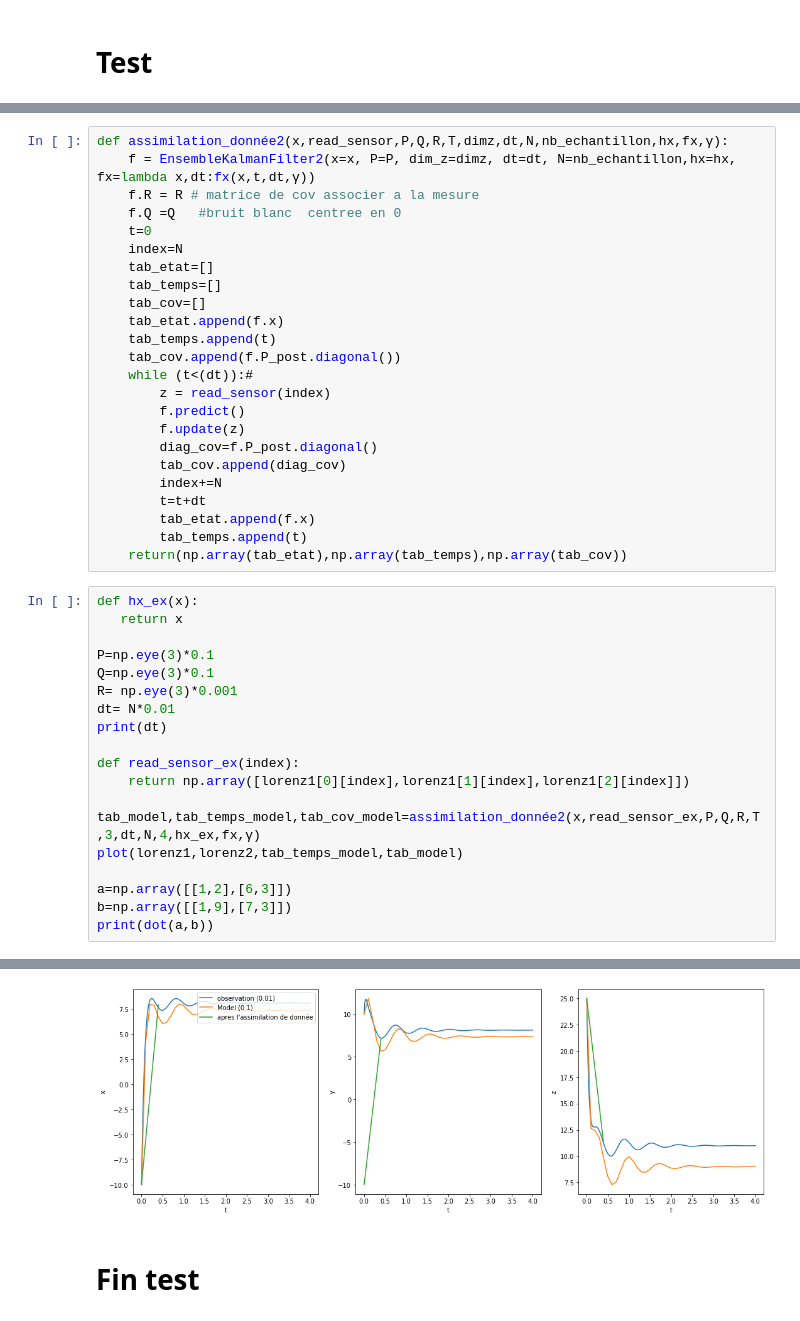
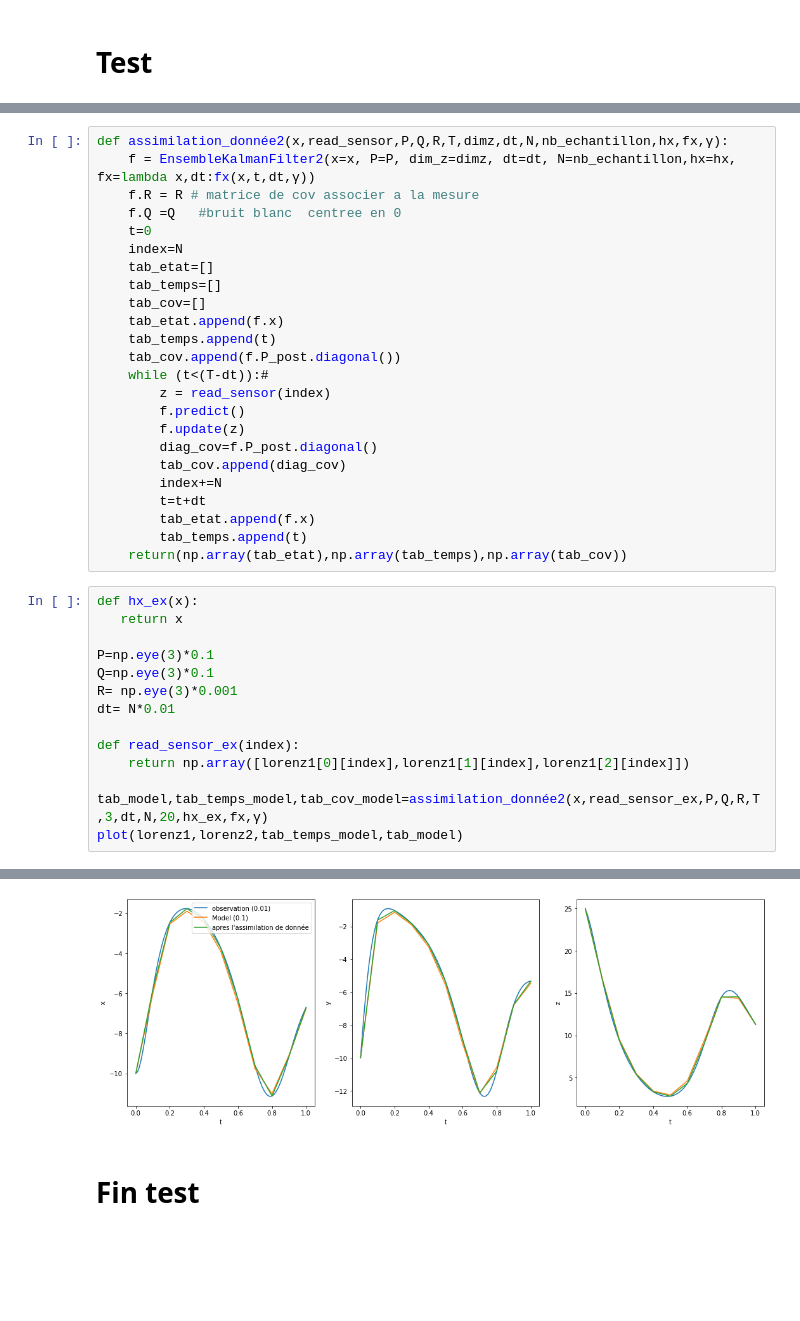
Before and after one commit to master-csmi/2022-m1-lorenz, a Jupyter notebook: examples/kalman_filter.ipynb, the cells around one changed output, grey strips where cells are left out. Drawn from its saved outputs; the diff is of its cells as text; blank space fills up the shorter version.

```diff
--- a/examples/kalman_filter.ipynb
+++ b/examples/kalman_filter.ipynb
@@ -319,7 +326,7 @@ def assimilation_donnée2(x,read_sensor,P,Q,R,T,dimz,dt,N,nb_echantillon,hx,fx,
     tab_etat.append(f.x)
     tab_temps.append(t)
     tab_cov.append(f.P_post.diagonal())
-    while (t<(dt)):#
+    while (t<(T-dt)):#
         z = read_sensor(index)
         f.predict()
         f.update(z)
@@ -338,15 +345,10 @@ P=np.eye(3)*0.1
 Q=np.eye(3)*0.1
 R= np.eye(3)*0.001
 dt= N*0.01
-print(dt)
 
 def read_sensor_ex(index):
     return np.array([lorenz1[0][index],lorenz1[1][index],lorenz1[2][index]])
 
-tab_model,tab_temps_model,tab_cov_model=assimilation_donnée2(x,read_sensor_ex,P,Q,R,T,3,dt,N,4,hx_ex,fx,γ)
+tab_model,tab_temps_model,tab_cov_model=assimilation_donnée2(x,read_sensor_ex,P,Q,R,T,3,dt,N,20,hx_ex,fx,γ)
 plot(lorenz1,lorenz2,tab_temps_model,tab_model)
-
-a=np.array([[1,2],[6,3]])
-b=np.array([[1,9],[7,3]])
-print(dot(a,b))
 # %% [output]
@@ -370,4 +375,4 @@ z_mean
-[figure, old version]
+[figure, new version]
 # %% [markdown]
 # Fin test
 # %% [markdown]
```
Also changed, not shown: parts of 9 cells of this notebook, 3 other files.
